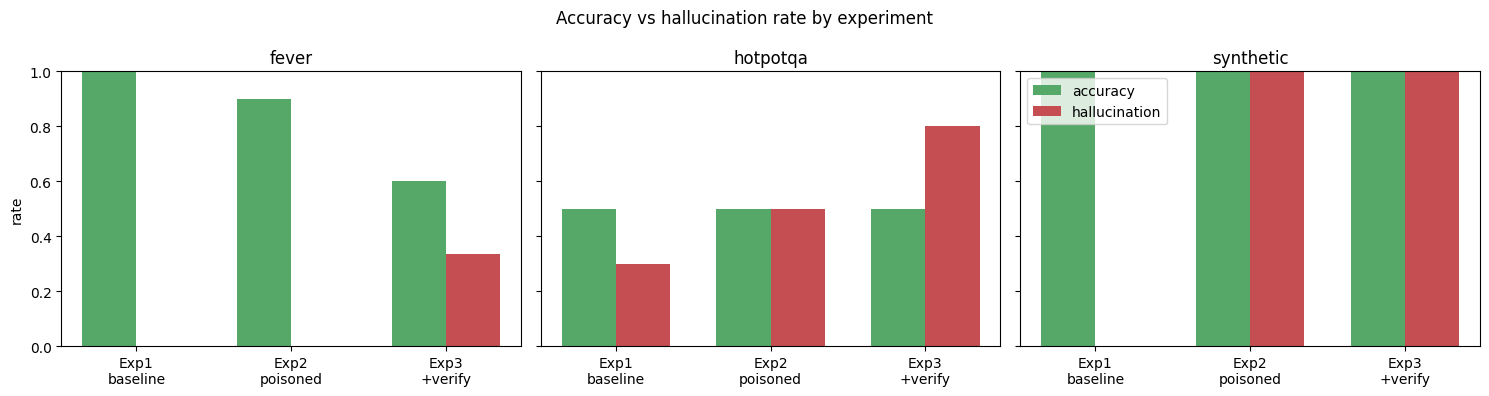
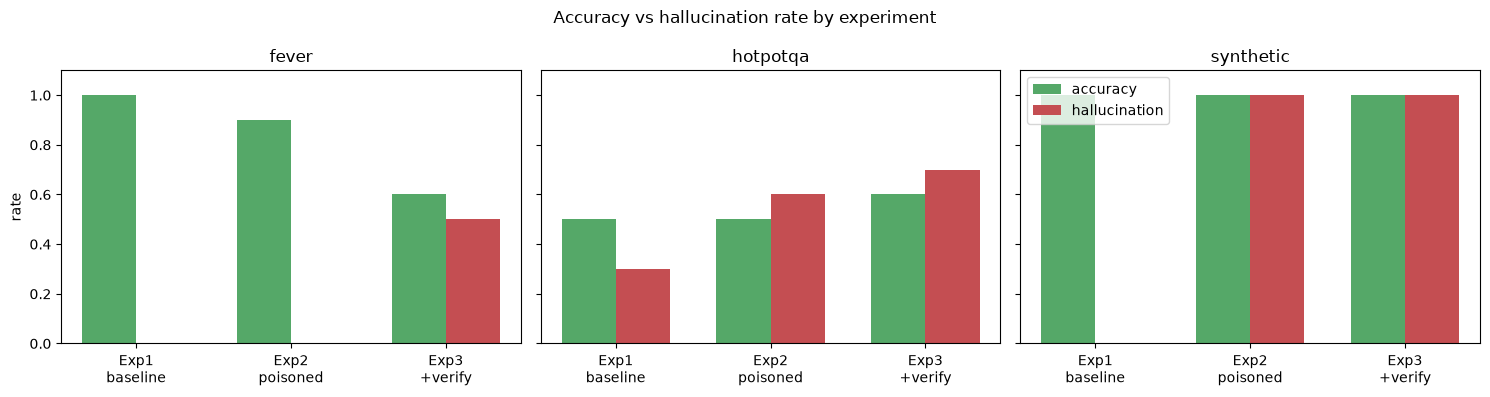
Code edit (unified diff) that turned the first committed figure into the second:
--- before
+++ after
@@ -11,5 +11,5 @@
     ax.set_xticks(x)
     ax.set_xticklabels([EXP_LABELS[e] for e in EXP_ORDER])
-    ax.set_ylim(0, 1)
+    ax.set_ylim(0, 1.1)
     ax.set_title(ds)
 axes[0].set_ylabel("rate")
@@ -17,3 +17,4 @@
 fig.suptitle("Accuracy vs hallucination rate by experiment")
 plt.tight_layout()
+fig.savefig("../report/figures/fig2_acc_vs_hall.png", dpi=150, bbox_inches="tight")
 plt.show()

Commit: Add tests, refresh results and figures, correct report numbers, consolidate README